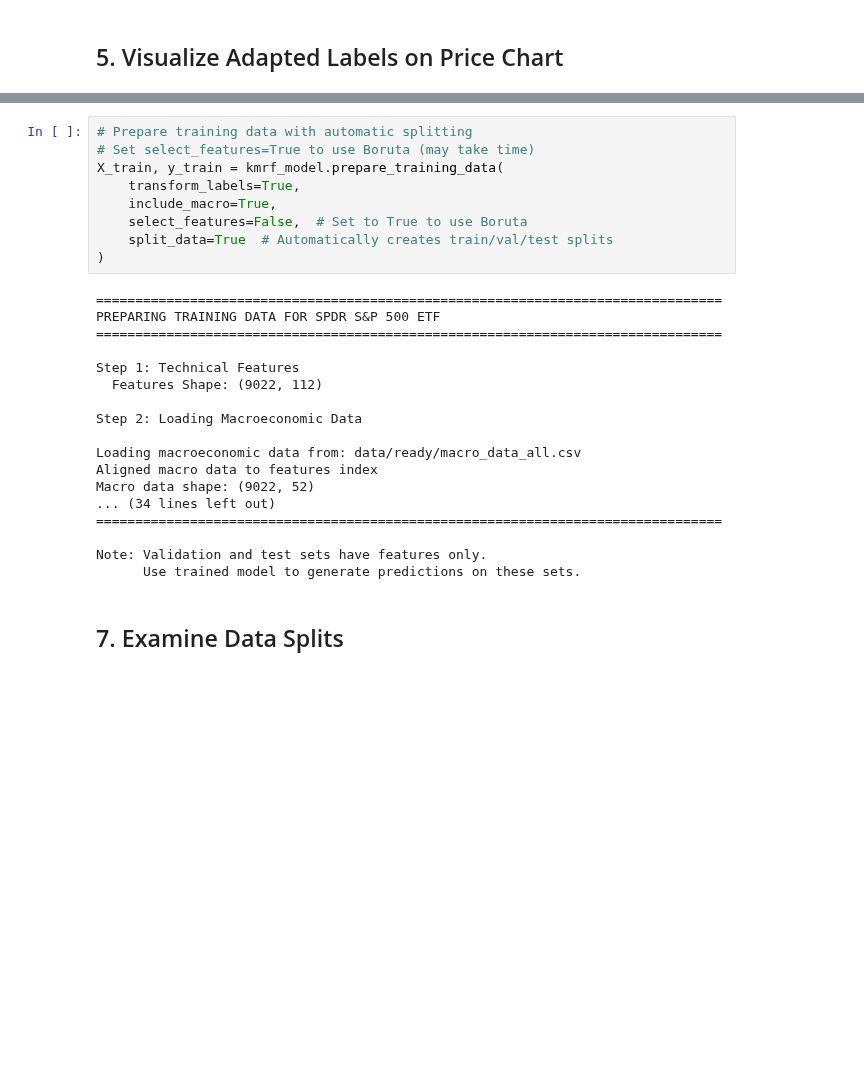
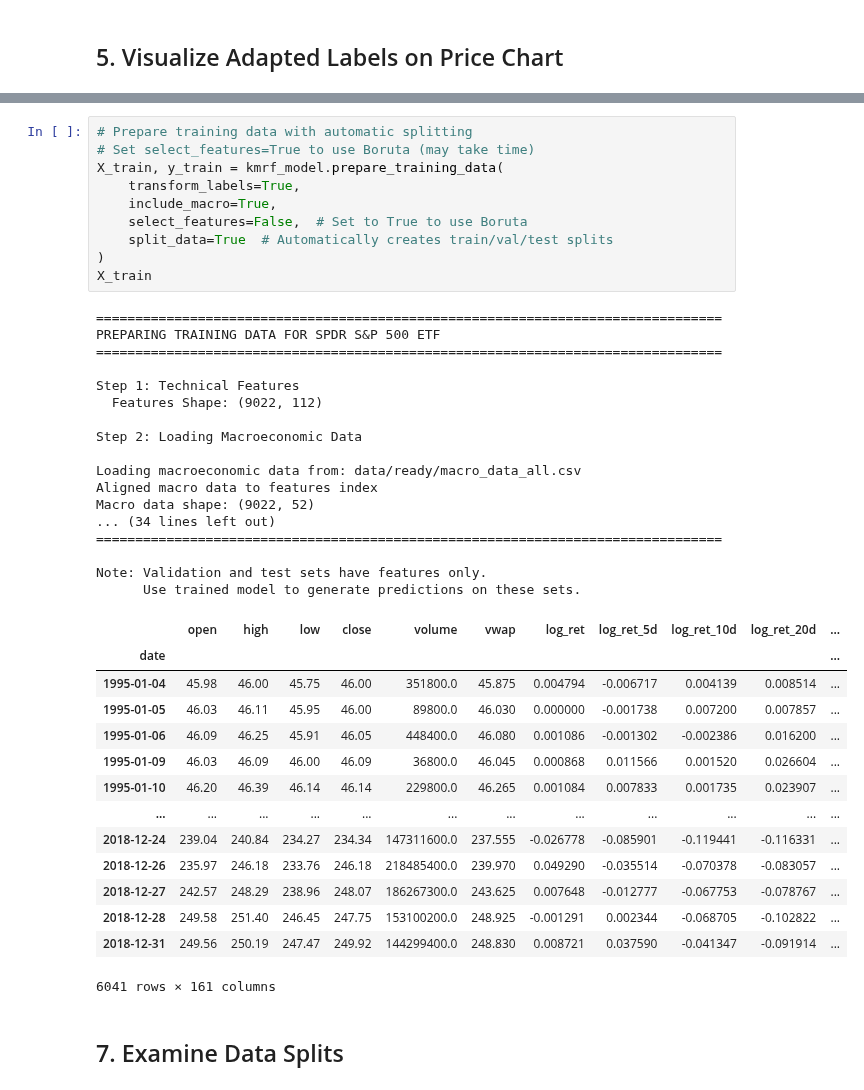
Before and after one commit to jessego20/FE800_project_code, a Jupyter notebook: test_kmrf.ipynb, the cells around one changed output, grey strips where cells are left out. Drawn from its saved outputs; the diff is of its cells as text; blank space fills up the shorter version.

```diff
--- a/test_kmrf.ipynb
+++ b/test_kmrf.ipynb
@@ -178,30 +218,45 @@ Set `select_features=True` to use Boruta feature selection (applied only on trai
 # %%
 # Prepare training data with automatic splitting
 # Set select_features=True to use Boruta (may take time)
 X_train, y_train = kmrf_model.prepare_training_data(
     transform_labels=True,
     include_macro=True,
     select_features=False,  # Set to True to use Boruta
     split_data=True  # Automatically creates train/val/test splits
 )
+X_train
 # %% [output]
 ================================================================================
 PREPARING TRAINING DATA FOR SPDR S&P 500 ETF
 ================================================================================
 
 Step 1: Technical Features
   Features Shape: (9022, 112)
 
 Step 2: Loading Macroeconomic Data
 
 Loading macroeconomic data from: data/ready/macro_data_all.csv
 Aligned macro data to features index
 Macro data shape: (9022, 52)
 ... (34 lines left out)
 ================================================================================
 
 Note: Validation and test sets have features only.
       Use trained model to generate predictions on these sets.
+|  | open | high | low | close | volume | vwap | log_ret | log_ret_5d | log_ret_10d | log_ret_20d | ... |
+| date |  |  |  |  |  |  |  |  |  |  | ... |
+| 1995-01-04 | 45.98 | 46.00 | 45.75 | 46.00 | 351800.0 | 45.875 | 0.004794 | -0.006717 | 0.004139 | 0.008514 | ... |
+| 1995-01-05 | 46.03 | 46.11 | 45.95 | 46.00 | 89800.0 | 46.030 | 0.000000 | -0.001738 | 0.007200 | 0.007857 | ... |
+| 1995-01-06 | 46.09 | 46.25 | 45.91 | 46.05 | 448400.0 | 46.080 | 0.001086 | -0.001302 | -0.002386 | 0.016200 | ... |
+| 1995-01-09 | 46.03 | 46.09 | 46.00 | 46.09 | 36800.0 | 46.045 | 0.000868 | 0.011566 | 0.001520 | 0.026604 | ... |
+| 1995-01-10 | 46.20 | 46.39 | 46.14 | 46.14 | 229800.0 | 46.265 | 0.001084 | 0.007833 | 0.001735 | 0.023907 | ... |
+| ... | ... | ... | ... | ... | ... | ... | ... | ... | ... | ... | ... |
+| 2018-12-24 | 239.04 | 240.84 | 234.27 | 234.34 | 147311600.0 | 237.555 | -0.026778 | -0.085901 | -0.119441 | -0.116331 | ... |
+| 2018-12-26 | 235.97 | 246.18 | 233.76 | 246.18 | 218485400.0 | 239.970 | 0.049290 | -0.035514 | -0.070378 | -0.083057 | ... |
+| 2018-12-27 | 242.57 | 248.29 | 238.96 | 248.07 | 186267300.0 | 243.625 | 0.007648 | -0.012777 | -0.067753 | -0.078767 | ... |
+| 2018-12-28 | 249.58 | 251.40 | 246.45 | 247.75 | 153100200.0 | 248.925 | -0.001291 | 0.002344 | -0.068705 | -0.102822 | ... |
+| 2018-12-31 | 249.56 | 250.19 | 247.47 | 249.92 | 144299400.0 | 248.830 | 0.008721 | 0.037590 | -0.041347 | -0.091914 | ... |
+6041 rows × 161 columns
 # %% [markdown]
 ## 7. Examine Data Splits
 # %%
```
Also changed, not shown: parts of 14 cells of this notebook, 1 other file.
